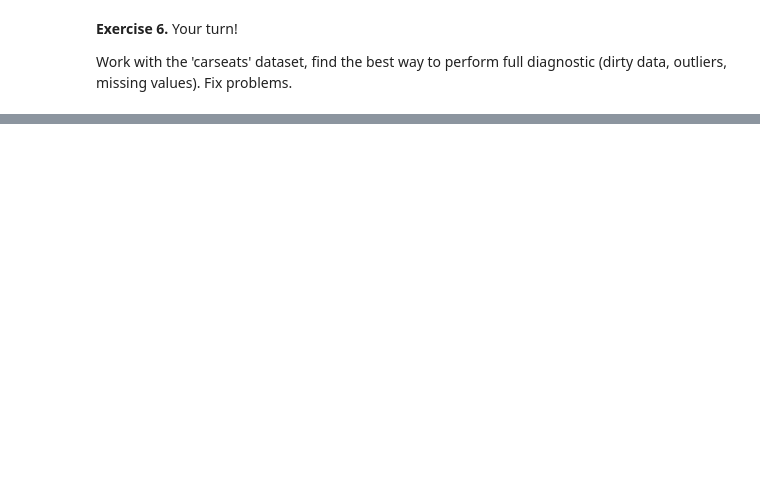
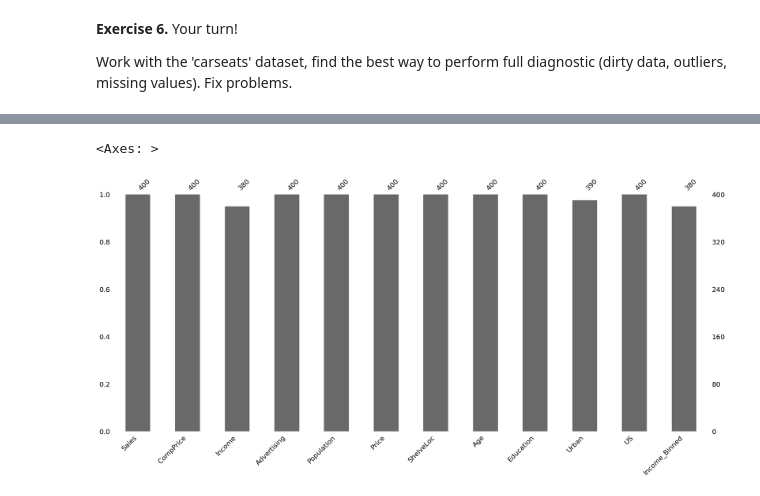
Before and after one commit to M4TI-21/pandas_exercises, a Jupyter notebook: Exercise 4.ipynb, the cells around one changed output, grey strips where cells are left out. Drawn from its saved outputs; the diff is of its cells as text; code cells hidden in the pictures; blank space fills up the shorter version.

```diff
--- a/Exercise 4.ipynb
+++ b/Exercise 4.ipynb
@@ -727,0 +733,7 @@ msno.matrix(carseats)
+# %%
+msno.bar(carseats)
+# here we can see bars for better visualization, we think it is very helpful because we can clearly see
+# after just one quick look the statistics of missingness
+# %% [output]
+<Axes: >
+[figure, added]
```
Also changed, not shown: parts of 11 cells of this notebook, 1 other file.
